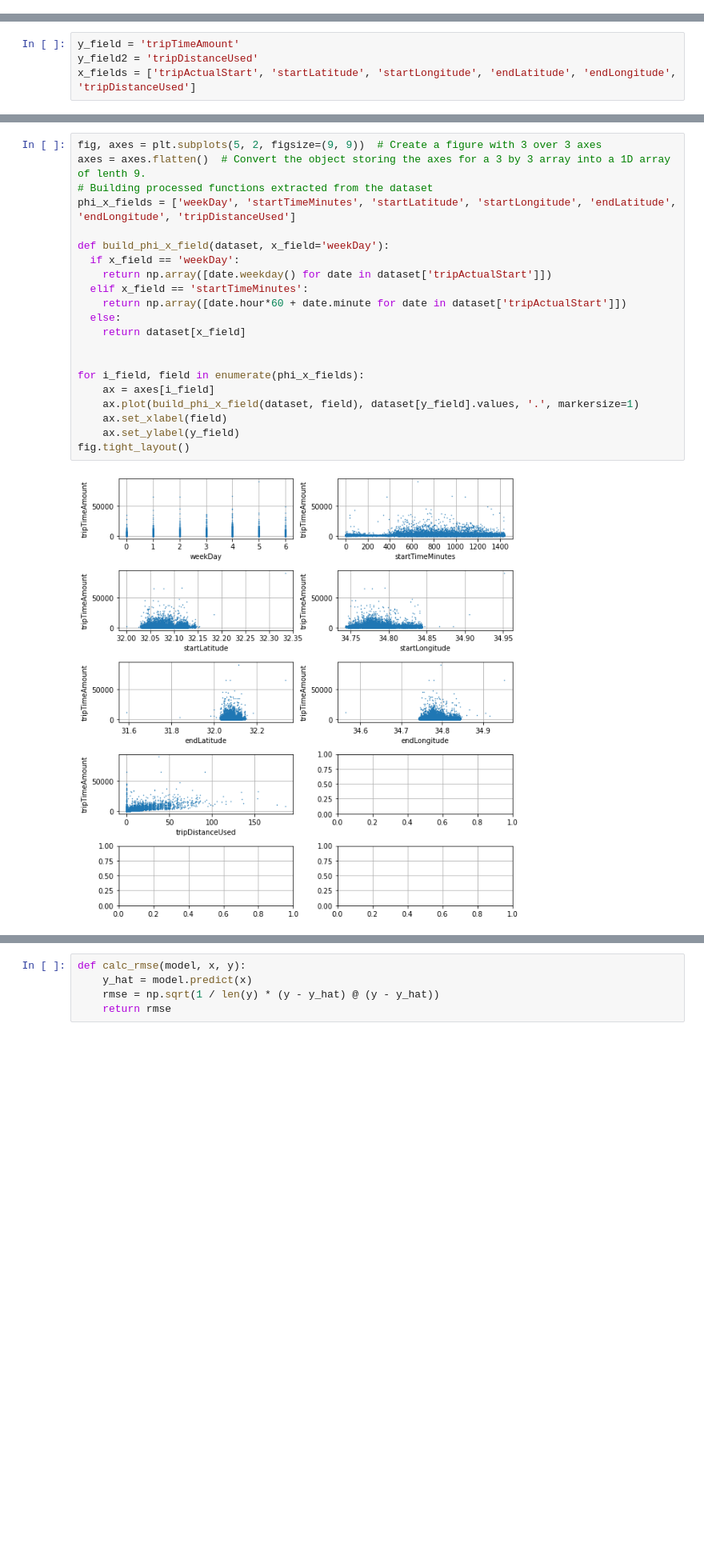
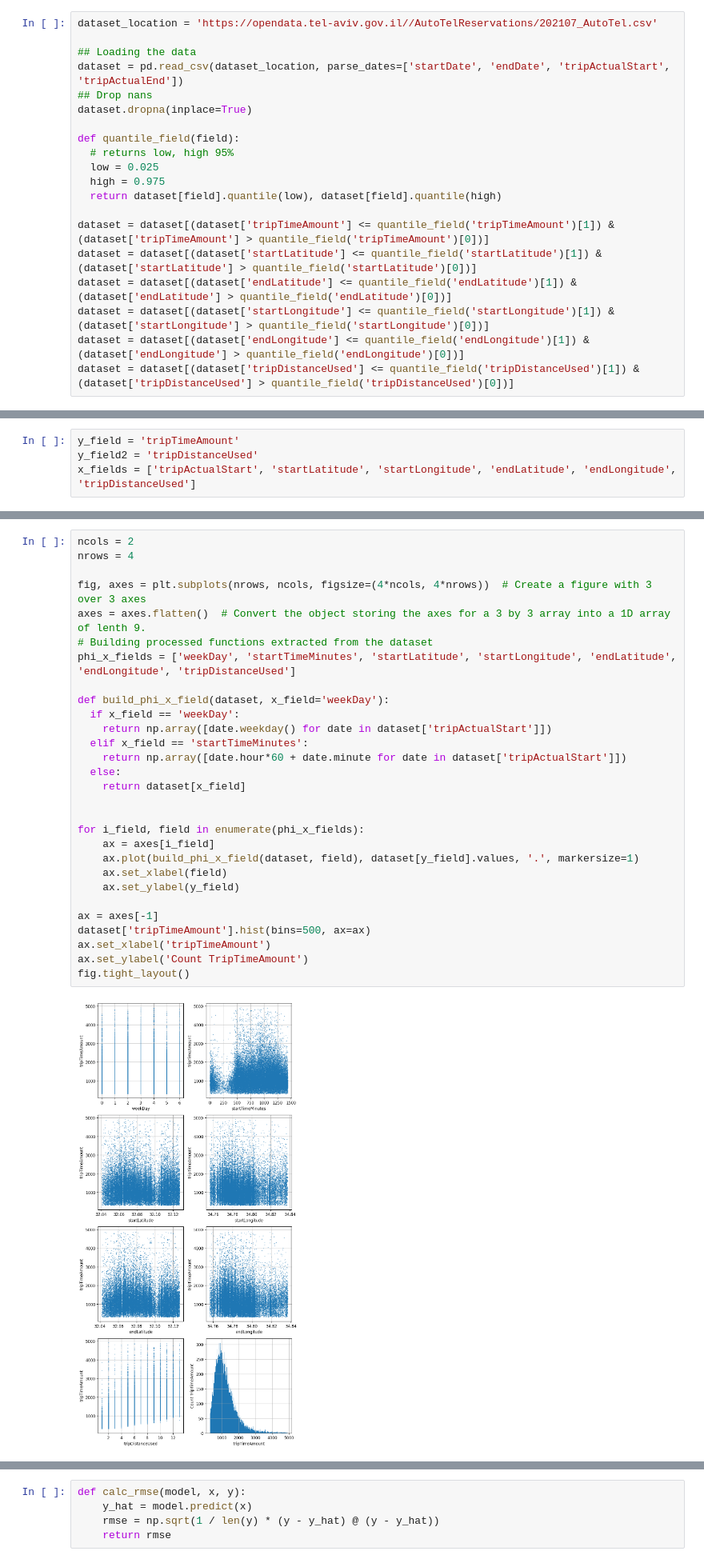
Before and after one commit to sgalrot/auto-tel, a Jupyter notebook: AutoTel.ipynb, the cells around one changed output, grey strips where cells are left out. Shown at 80% size. Saved outputs shown, nothing was run; the diff lists cells and outputs as text; blank space fills up the shorter version.

```diff
--- a/AutoTel.ipynb
+++ b/AutoTel.ipynb
@@ -24,0 +17,20 @@ dataset.dropna(inplace=True)
+# %%
+dataset_location = 'https://opendata.tel-aviv.gov.il//AutoTelReservations/202107_AutoTel.csv'
+
+## Loading the data
+dataset = pd.read_csv(dataset_location, parse_dates=['startDate', 'endDate', 'tripActualStart', 'tripActualEnd'])
+## Drop nans
+dataset.dropna(inplace=True)
+
+def quantile_field(field):
+  # returns low, high 95%
+  low = 0.025
+  high = 0.975
+  return dataset[field].quantile(low), dataset[field].quantile(high)
+
+dataset = dataset[(dataset['tripTimeAmount'] <= quantile_field('tripTimeAmount')[1]) & (dataset['tripTimeAmount'] > quantile_field('tripTimeAmount')[0])]
+dataset = dataset[(dataset['startLatitude'] <= quantile_field('startLatitude')[1]) & (dataset['startLatitude'] > quantile_field('startLatitude')[0])]
+dataset = dataset[(dataset['endLatitude'] <= quantile_field('endLatitude')[1]) & (dataset['endLatitude'] > quantile_field('endLatitude')[0])]
+dataset = dataset[(dataset['startLongitude'] <= quantile_field('startLongitude')[1]) & (dataset['startLongitude'] > quantile_field('startLongitude')[0])]
+dataset = dataset[(dataset['endLongitude'] <= quantile_field('endLongitude')[1]) & (dataset['endLongitude'] > quantile_field('endLongitude')[0])]
+dataset = dataset[(dataset['tripDistanceUsed'] <= quantile_field('tripDistanceUsed')[1]) & (dataset['tripDistanceUsed'] > quantile_field('tripDistanceUsed')[0])]
@@ -45,26 +61,34 @@ dataset
 # %%
-fig, axes = plt.subplots(5, 2, figsize=(9, 9))  # Create a figure with 3 over 3 axes
+ncols = 2
+nrows = 4
+
+fig, axes = plt.subplots(nrows, ncols, figsize=(4*ncols, 4*nrows))  # Create a figure with 3 over 3 axes
 axes = axes.flatten()  # Convert the object storing the axes for a 3 by 3 array into a 1D array of lenth 9.
 # Building processed functions extracted from the dataset
 phi_x_fields = ['weekDay', 'startTimeMinutes', 'startLatitude', 'startLongitude', 'endLatitude', 'endLongitude', 'tripDistanceUsed']
 
 def build_phi_x_field(dataset, x_field='weekDay'):
   if x_field == 'weekDay':
     return np.array([date.weekday() for date in dataset['tripActualStart']])
   elif x_field == 'startTimeMinutes':
     return np.array([date.hour*60 + date.minute for date in dataset['tripActualStart']])
   else:
     return dataset[x_field]
 
 
 for i_field, field in enumerate(phi_x_fields):
     ax = axes[i_field]
     ax.plot(build_phi_x_field(dataset, field), dataset[y_field].values, '.', markersize=1)
     ax.set_xlabel(field)
     ax.set_ylabel(y_field)
+
+ax = axes[-1]
+dataset['tripTimeAmount'].hist(bins=500, ax=ax)
+ax.set_xlabel('tripTimeAmount')
+ax.set_ylabel('Count TripTimeAmount')
 fig.tight_layout()
 # %% [output]
-[figure, old version]
+[figure, new version]
 # %% [markdown]
 ## Train-test split
 
```
Also changed, not shown: parts of 10 cells of this notebook.
